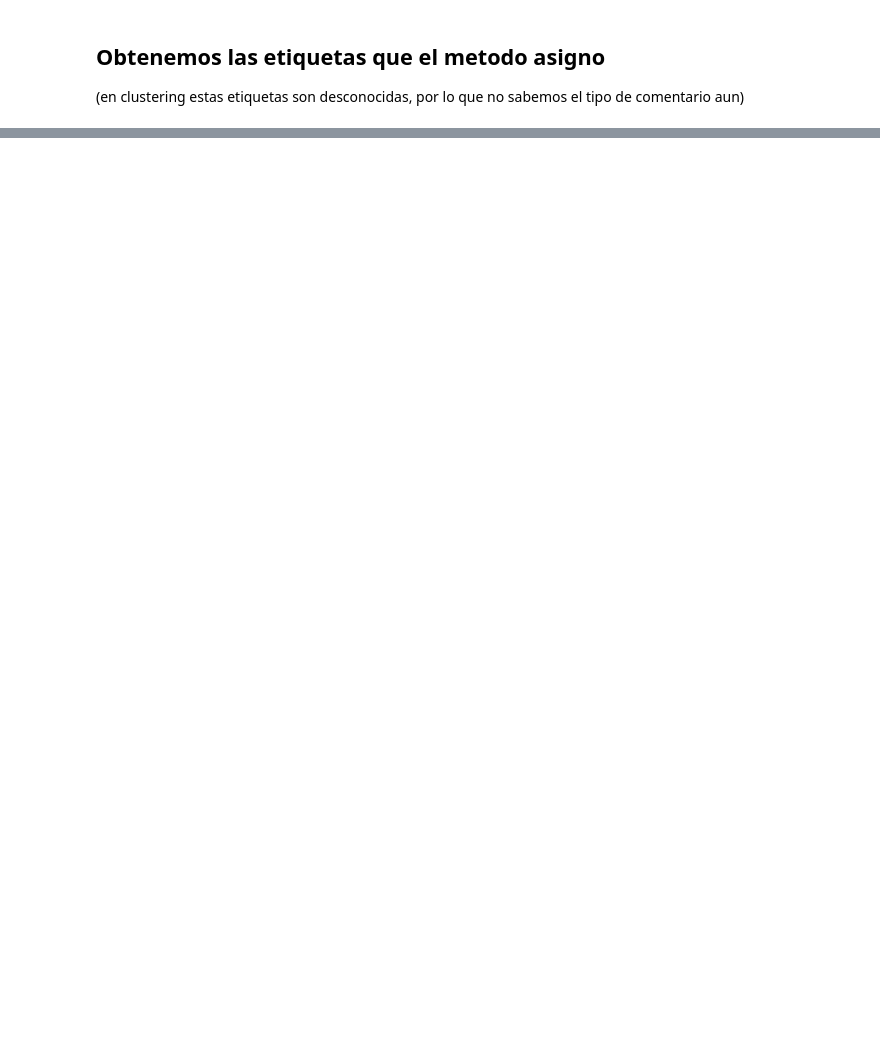
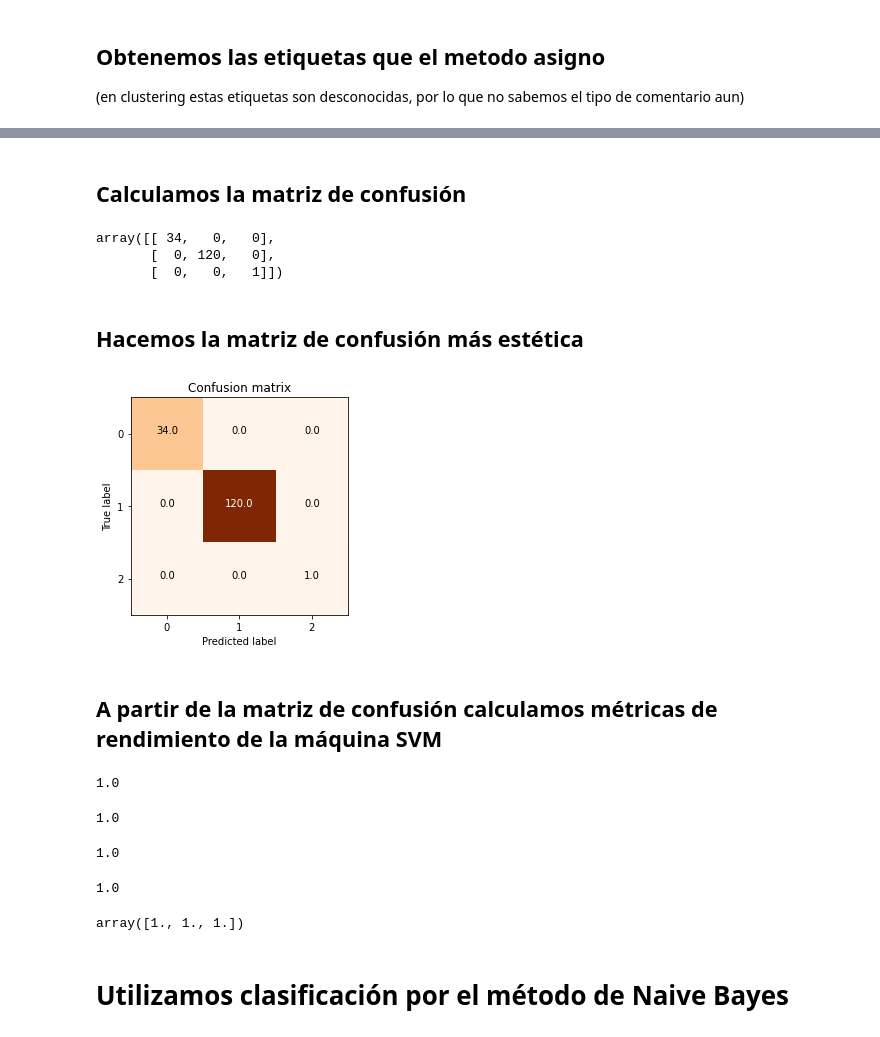
Before and after one commit to Edgar-La/Intro_to_Natural_Language_Processing, a Jupyter notebook: Project1/TM.ipynb, the cells around one changed output, grey strips where cells are left out. Cells and saved outputs as stored; diff of their text form; code cells hidden in the pictures; blank space fills up the shorter version.

Commit message:
SVM and Naive Bayes implemented

```diff
--- a/Project1/TM.ipynb
+++ b/Project1/TM.ipynb
@@ -346,0 +347,5 @@ array([0, 0, 0, 1, 0, 1, 0, 1, 1, 1, 1, 1, 0, 1, 1, 1, 0, 1, 0, 0, 0, 0,
+# %%
+svc = SVC(gamma = 0.1, C = 10)
+svc.fit(frequent_Itemset_Matrix, y_kmeans)
+y_predict_svm = svc.predict(frequent_Itemset_Matrix)
+y_predict_svm
@@ -346,0 +361,60 @@ array([0, 0, 0, 1, 0, 1, 0, 1, 1, 1, 1, 1, 0, 1, 1, 1, 0, 1, 0, 0, 0, 0,
+# %% [markdown]
+## Calculamos la matriz de confusión
+# %%
+confusion_matrix = skl.confusion_matrix(y_kmeans, y_predict_svm)
+confusion_matrix
+# %% [output]
+array([[ 34,   0,   0],
+       [  0, 120,   0],
+       [  0,   0,   1]])
+# %% [markdown]
+## Hacemos la matriz de confusión más estética
+# %%
+def plot_confusion_matrix(cm, title='Confusion matrix', cmap=plt.cm.Oranges):
+    plt.imshow(cm, interpolation='nearest', cmap=cmap)
+    plt.title(title)
+    #plt.colorbar()
+    tick_marks = np.arange(cm.shape[1])
+    plt.xticks(tick_marks)
+    plt.yticks(tick_marks)
+
+    thresh = cm.max() / 2.
+    for i, j in itertools.product(range(cm.shape[0]), range(cm.shape[1])):
+        plt.text(j, i, format(cm[i, j], '.1f'),
+                 horizontalalignment="center",
+                 color="white" if cm[i, j] > thresh else "black")
+
+    #plt.tight_layout()
+    plt.ylabel('True label')
+    plt.xlabel('Predicted label')
+plot_confusion_matrix(confusion_matrix)
+# %% [output]
+[figure, added]
+# %% [markdown]
+## A partir de la matriz de confusión calculamos métricas de rendimiento de la máquina SVM
+# %%
+diag = 0
+for i in range(len(confusion_matrix)):
+  diag += confusion_matrix[i][i]
+ACC = diag/len(y_kmeans)
+ACC
+# %% [output]
+1.0
+# %%
+f1_score(y_kmeans, y_predict_svm, average='macro')
+# %% [output]
+1.0
+# %%
+f1_score(y_kmeans, y_predict_svm, average='micro')
+# %% [output]
+1.0
+# %%
+f1_score(y_kmeans, y_predict_svm, average='weighted')
+# %% [output]
+1.0
+# %%
+f1_score(y_kmeans, y_predict_svm, average=None)
+# %% [output]
+array([1., 1., 1.])
+# %% [markdown]
+# __Utilizamos clasificación por el método de Naive Bayes__
```
Also changed, not shown: parts of 17 cells of this notebook.
